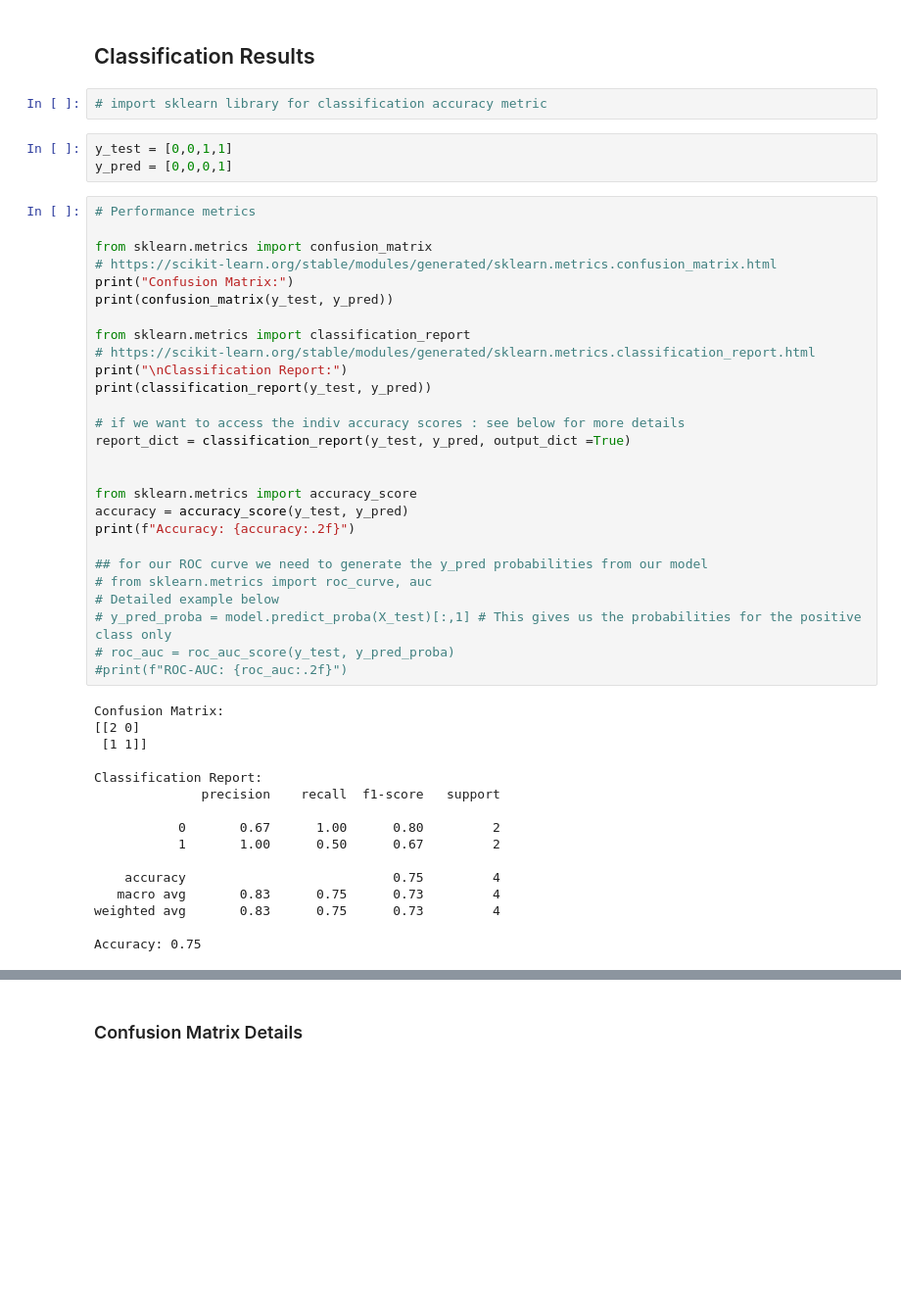
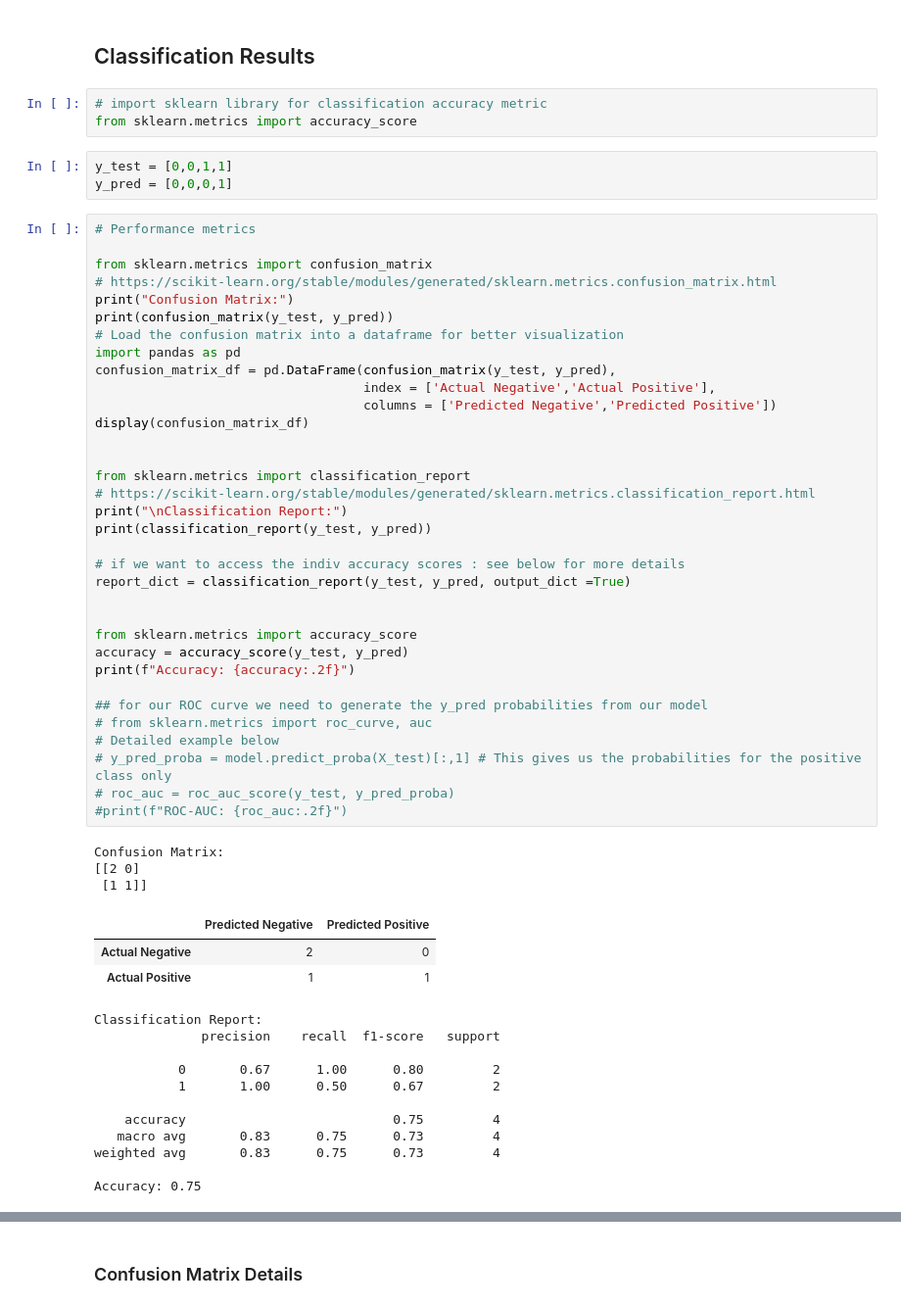
Before and after one commit to raymcg/ZZSC5846, a Jupyter notebook: Snippets/ML Snippets.ipynb, the cells around one changed output, grey strips where cells are left out. Shown: that part at 98% size. Cells and saved outputs as stored; diff of their text form; blank space fills up the shorter version.

```diff
--- a/Snippets/ML Snippets.ipynb
+++ b/Snippets/ML Snippets.ipynb
@@ -357,6 +363,7 @@ R-squared (R2): 0.98
 ## Classification Results
 # %%
 # import sklearn library for classification accuracy metric
+from sklearn.metrics import accuracy_score
 # %%
 y_test = [0,0,1,1]
 y_pred = [0,0,0,1]
@@ -364,42 +371,51 @@ y_pred = [0,0,0,1]
 # Performance metrics
 
 from sklearn.metrics import confusion_matrix
 # https://scikit-learn.org/stable/modules/generated/sklearn.metrics.confusion_matrix.html
 print("Confusion Matrix:")
 print(confusion_matrix(y_test, y_pred))
+# Load the confusion matrix into a dataframe for better visualization
+import pandas as pd
+confusion_matrix_df = pd.DataFrame(confusion_matrix(y_test, y_pred),
+                                   index = ['Actual Negative','Actual Positive'],
+                                   columns = ['Predicted Negative','Predicted Positive'])
+display(confusion_matrix_df)
+
 
 from sklearn.metrics import classification_report
 # https://scikit-learn.org/stable/modules/generated/sklearn.metrics.classification_report.html
 print("\nClassification Report:")
 print(classification_report(y_test, y_pred))
 
 # if we want to access the indiv accuracy scores : see below for more details
 report_dict = classification_report(y_test, y_pred, output_dict =True)
 
 
 from sklearn.metrics import accuracy_score
 accuracy = accuracy_score(y_test, y_pred)
 print(f"Accuracy: {accuracy:.2f}")
 
 ## for our ROC curve we need to generate the y_pred probabilities from our model
 # from sklearn.metrics import roc_curve, auc
 # Detailed example below
 # y_pred_proba = model.predict_proba(X_test)[:,1] # This gives us the probabilities for the positive class only
 # roc_auc = roc_auc_score(y_test, y_pred_proba)
 #print(f"ROC-AUC: {roc_auc:.2f}")
 # %% [output]
 Confusion Matrix:
 [[2 0]
  [1 1]]
-
-Classification Report:
-              precision    recall  f1-score   support
-
-           0       0.67      1.00      0.80         2
-           1       1.00      0.50      0.67         2
-
-    accuracy                           0.75         4
-   macro avg       0.83      0.75      0.73         4
-weighted avg       0.83      0.75      0.73         4
-
-Accuracy: 0.75
+|  | Predicted Negative | Predicted Positive |
+| Actual Negative | 2 | 0 |
+| Actual Positive | 1 | 1 |
+Classification Report:
+              precision    recall  f1-score   support
+
+           0       0.67      1.00      0.80         2
+           1       1.00      0.50      0.67         2
+
+    accuracy                           0.75         4
+   macro avg       0.83      0.75      0.73         4
+weighted avg       0.83      0.75      0.73         4
+
+Accuracy: 0.75
```
Also changed, not shown: parts of 28 cells of this notebook.
